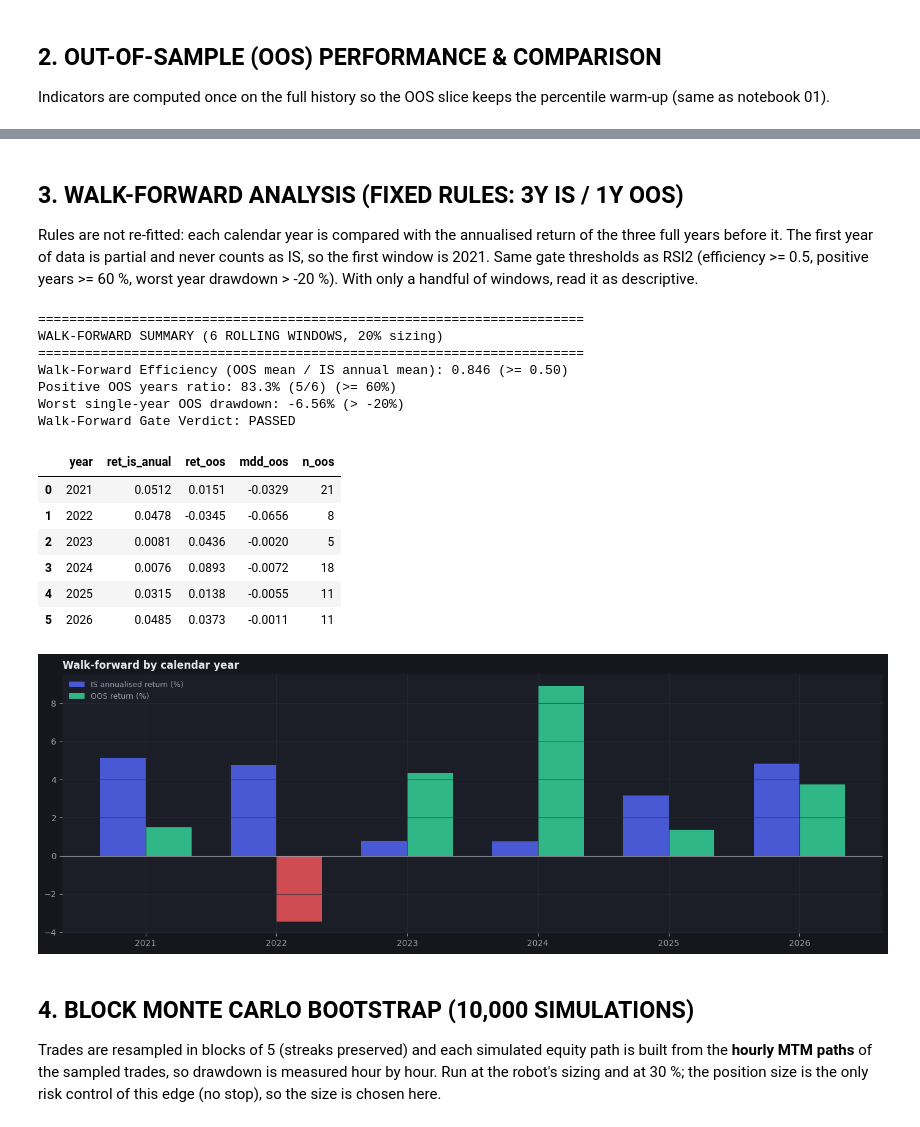
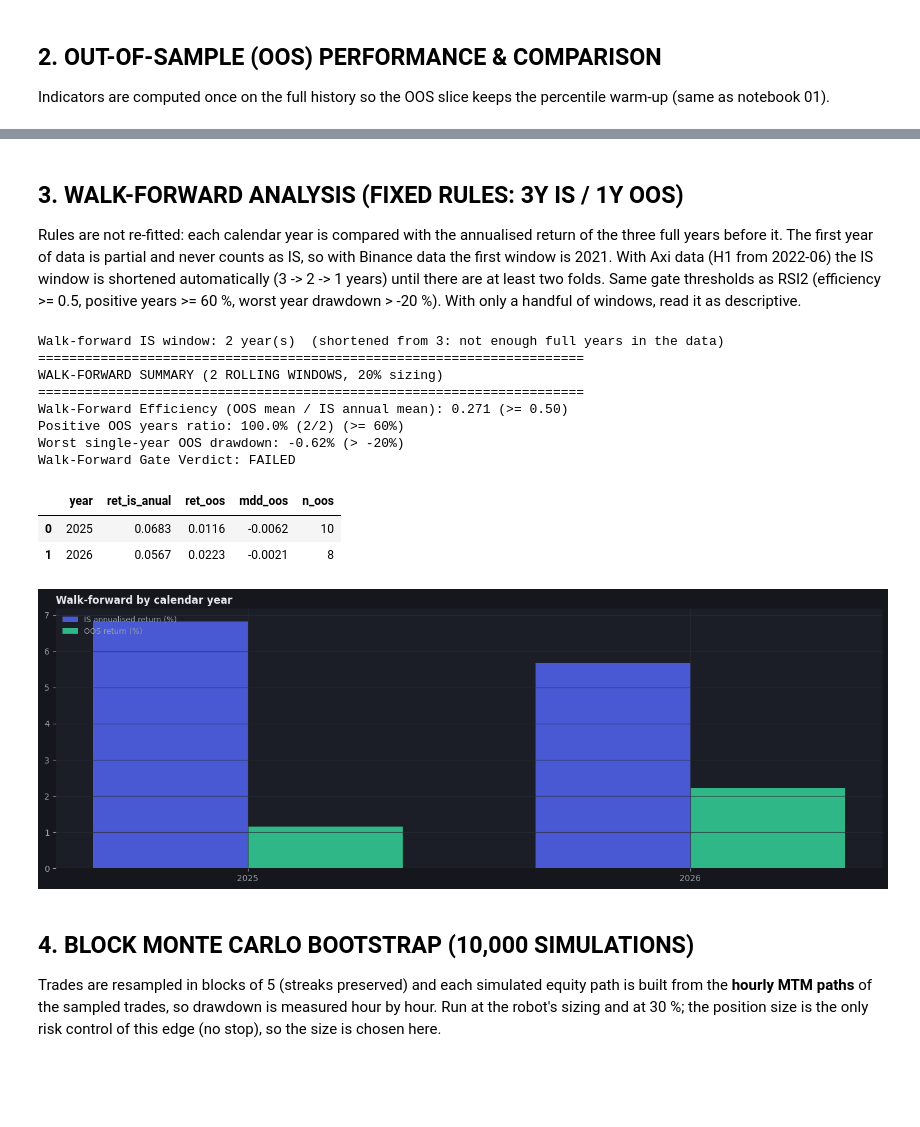
Before and after one commit to Andres-GP/Alphaca-Capital-Research, a Jupyter notebook: research_development/02_strategy_development/Monday_Effect/03_Monday_Effect_Robustness_Testing.ipynb, the cells around one changed output, grey strips where cells are left out. Saved outputs shown, nothing was run; the diff lists cells and outputs as text; code cells hidden in the pictures; blank space fills up the shorter version.

```diff
--- a/research_development/02_strategy_development/Monday_Effect/03_Monday_Effect_Robustness_Testing.ipynb
+++ b/research_development/02_strategy_development/Monday_Effect/03_Monday_Effect_Robustness_Testing.ipynb
@@ -14,7 +14,8 @@ This notebook runs the multi-phase robustness battery and the validation gate fo
 
 ### STRATEGY PARAMETERS
 # %%
-VARIANT = "v1_btcusd"  # only base variants here; see variants/*.yaml
+VARIANT = "v1_btcjpy"  # only base variants here; see variants/*.yaml
+SCALE_SAMPLE_GATES = True   # short history (Axi): scale validation_gate plateau_n_min to the in-sample length (printed in section 8)
 # %% [markdown]
 ## 1. IMPORTS AND CONFIG
 # %%
@@ -184,52 +185,55 @@ PF IS 1.653 -> OOS 6.451 | OOS without best trade 5.636 | OOS t-stat of the mean
 # %% [markdown]
 ## 3. WALK-FORWARD ANALYSIS (FIXED RULES: 3Y IS / 1Y OOS)
 
-Rules are not re-fitted: each calendar year is compared with the annualised return of the three full years before it. The first year of data is partial and never counts as IS, so the first window is 2021. Same gate thresholds as RSI2 (efficiency >= 0.5, positive years >= 60 %, worst year drawdown > -20 %). With only a handful of windows, read it as descriptive.
+Rules are not re-fitted: each calendar year is compared with the annualised return of the three full years before it. The first year of data is partial and never counts as IS, so with Binance data the first window is 2021. With Axi data (H1 from 2022-06) the IS window is shortened automatically (3 -> 2 -> 1 years) until there are at least two folds. Same gate thresholds as RSI2 (efficiency >= 0.5, positive years >= 60 %, worst year drawdown > -20 %). With only a handful of windows, read it as descriptive.
 # %%
-wf_df = eng.walk_forward_fixed(df, rules=RULES, is_years=3, sizing="fraction")
-assert len(wf_df) > 0, "No walk-forward windows: need at least 3 full years before the first tested year."
+WF_IS_YEARS = 3
+for _y in (3, 2, 1):   # short history (Axi): shorten the IS window until there are at least 2 folds
+    wf_df = eng.walk_forward_fixed(df, rules=RULES, is_years=_y, sizing="fraction")
+    WF_IS_YEARS = _y
+    if len(wf_df) >= 2:
+        break
+assert len(wf_df) > 0, "No walk-forward windows: need at least one full year before the first tested year."
+print(f"Walk-forward IS window: {WF_IS_YEARS} year(s)" + ("" if WF_IS_YEARS == 3 else "  (shortened from 3: not enough full years in the data)"))
 
 mean_is, mean_oos = wf_df["ret_is_anual"].mean(), wf_df["ret_oos"].mean()
 efficiency = mean_oos / mean_is if mean_is > 0 else np.nan
 pct_positive_years = float((wf_df["ret_oos"] > 0).mean())
 worst_oos_mdd = float(wf_df["mdd_oos"].min())
 wf_pass = bool(np.isfinite(efficiency) and efficiency >= 0.5 and pct_positive_years >= 0.60 and worst_oos_mdd > -0.20)
 
 print("=" * 70)
 print(f"WALK-FORWARD SUMMARY ({len(wf_df)} ROLLING WINDOWS, {SIZE_FRAC:.0%} sizing)")
 print("=" * 70)
 print(f"Walk-Forward Efficiency (OOS mean / IS annual mean): {efficiency:.3f} (>= 0.50)")
 print(f"Positive OOS years ratio: {pct_positive_years * 100:.1f}% ({int((wf_df['ret_oos'] > 0).sum())}/{len(wf_df)}) (>= 60%)")
 print(f"Worst single-year OOS drawdown: {worst_oos_mdd * 100:.2f}% (> -20%)")
 print(f"Walk-Forward Gate Verdict: {'PASSED' if wf_pass else 'FAILED'}")
 display(wf_df.round(4))
 
 fig, ax = plt.subplots(figsize=(14, 5), facecolor=BG)
 dark_ax(ax)
 x, w = np.arange(len(wf_df)), 0.35
 ax.bar(x - w / 2, wf_df["ret_is_anual"] * 100, w, label="IS annualised return (%)", color="#5468ff", alpha=0.8)
 ax.bar(x + w / 2, wf_df["ret_oos"] * 100, w, label="OOS return (%)", color=[GREEN if r > 0 else RED for r in wf_df["ret_oos"]], alpha=0.85)
 ax.axhline(0, color=SUB, lw=0.8)
 ax.set_xticks(x); ax.set_xticklabels(wf_df["year"], color=SUB)
 ax.set_title("Walk-forward by calendar year", color=TXT, fontweight="bold", loc="left")
 ax.legend(frameon=False, labelcolor=SUB, fontsize=9, loc="upper left")
 plt.tight_layout(); plt.show()
 # %% [output]
+Walk-forward IS window: 2 year(s)  (shortened from 3: not enough full years in the data)
 ======================================================================
-WALK-FORWARD SUMMARY (6 ROLLING WINDOWS, 20% sizing)
+WALK-FORWARD SUMMARY (2 ROLLING WINDOWS, 20% sizing)
 ======================================================================
-Walk-Forward Efficiency (OOS mean / IS annual mean): 0.846 (>= 0.50)
-Positive OOS years ratio: 83.3% (5/6) (>= 60%)
-Worst single-year OOS drawdown: -6.56% (> -20%)
-Walk-Forward Gate Verdict: PASSED
+Walk-Forward Efficiency (OOS mean / IS annual mean): 0.271 (>= 0.50)
+Positive OOS years ratio: 100.0% (2/2) (>= 60%)
+Worst single-year OOS drawdown: -0.62% (> -20%)
+Walk-Forward Gate Verdict: FAILED
 |  | year | ret_is_anual | ret_oos | mdd_oos | n_oos |
-| 0 | 2021 | 0.0512 | 0.0151 | -0.0329 | 21 |
-| 1 | 2022 | 0.0478 | -0.0345 | -0.0656 | 8 |
-| 2 | 2023 | 0.0081 | 0.0436 | -0.0020 | 5 |
-| 3 | 2024 | 0.0076 | 0.0893 | -0.0072 | 18 |
-| 4 | 2025 | 0.0315 | 0.0138 | -0.0055 | 11 |
-| 5 | 2026 | 0.0485 | 0.0373 | -0.0011 | 11 |
+| 0 | 2025 | 0.0683 | 0.0116 | -0.0062 | 10 |
+| 1 | 2026 | 0.0567 | 0.0223 | -0.0021 | 8 |
-[figure, old version]
+[figure, new version]
 # %% [markdown]
 ## 4. BLOCK MONTE CARLO BOOTSTRAP (10,000 SIMULATIONS)
 
```
Also changed, not shown: parts of 10 cells of this notebook, 14 other files.
